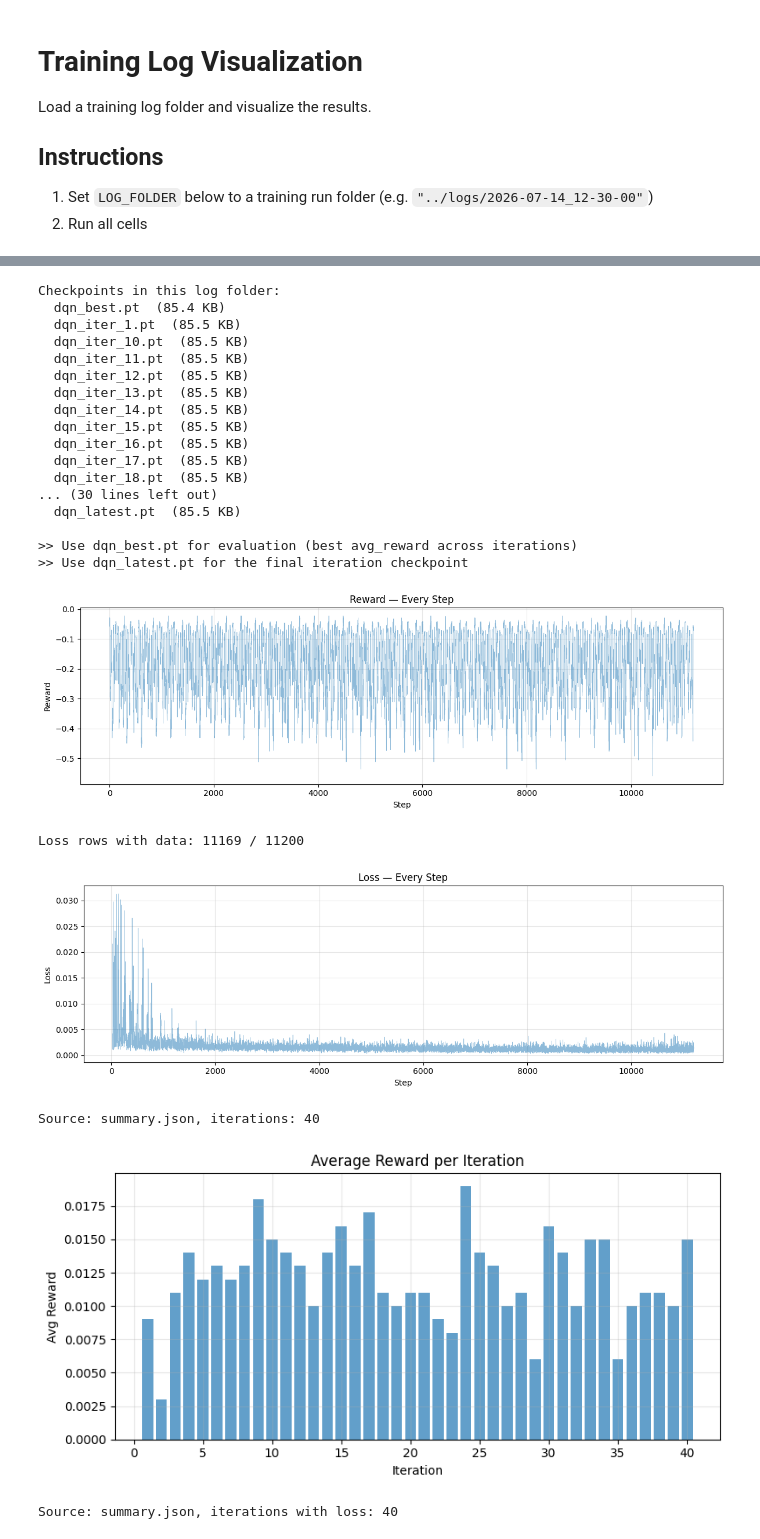
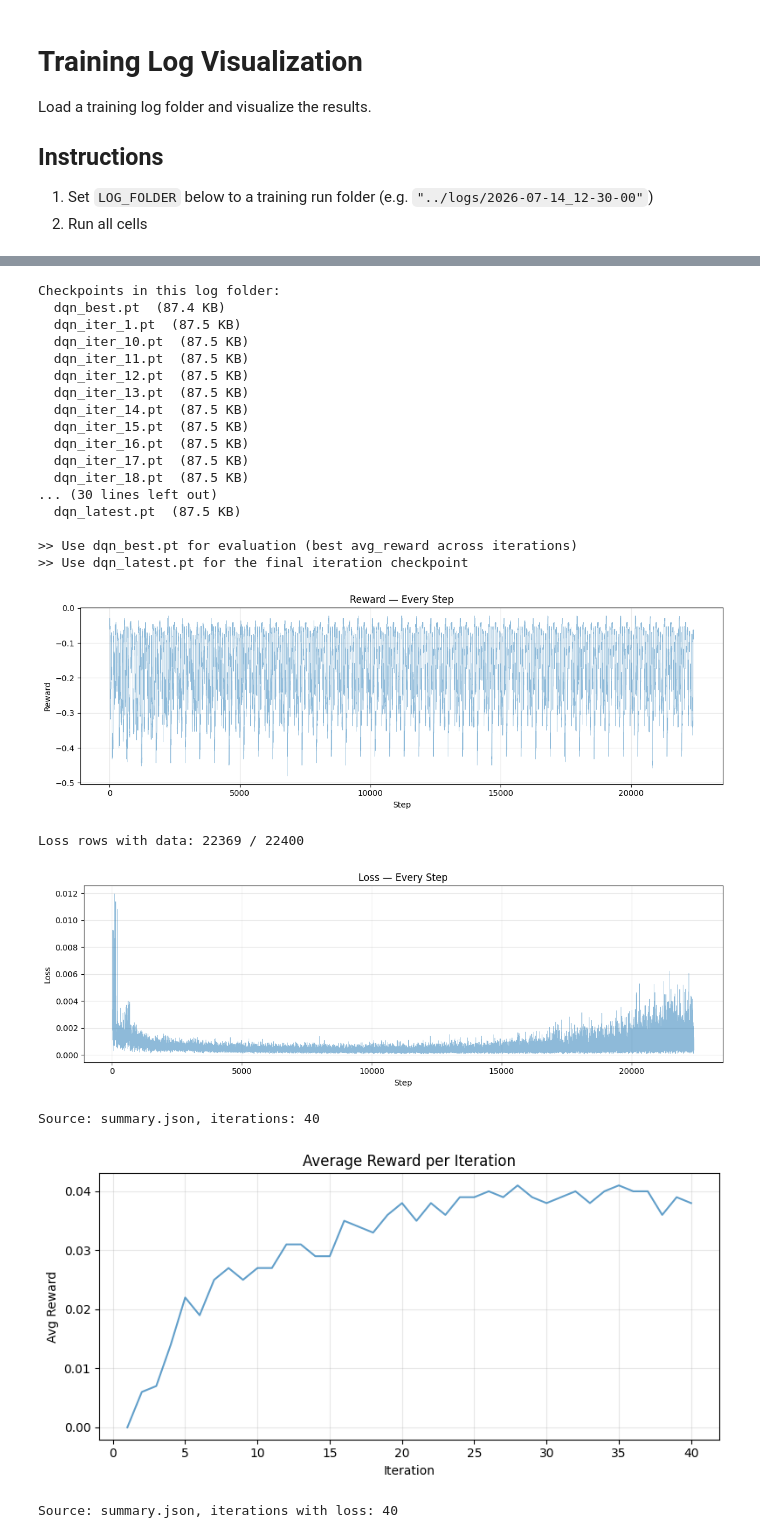
Before and after one commit to econsus/SUMO-dinamic-tuning-AI, a Jupyter notebook: jupyter/visualize_training.ipynb, the cells around one changed output, grey strips where cells are left out. Saved outputs shown, nothing was run; the diff lists cells and outputs as text; code cells hidden in the pictures.

```diff
--- a/jupyter/visualize_training.ipynb
+++ b/jupyter/visualize_training.ipynb
@@ -17,7 +17,7 @@ import matplotlib.pyplot as plt
 
 %matplotlib inline
 # %%
-LOG_FOLDER = "../logs/2026-07-25_20-41-19"  # <-- edit this path
+LOG_FOLDER = "../logs/2026-07-27_22-51-33"  # <-- edit this path
 
 log_dir = Path(LOG_FOLDER)
 if not log_dir.exists():
@@ -174,19 +174,19 @@ else:
     print("No .pt checkpoint files found in this log folder.")
 # %% [output]
 Checkpoints in this log folder:
-  dqn_best.pt  (85.4 KB)
-  dqn_iter_1.pt  (85.5 KB)
-  dqn_iter_10.pt  (85.5 KB)
-  dqn_iter_11.pt  (85.5 KB)
-  dqn_iter_12.pt  (85.5 KB)
-  dqn_iter_13.pt  (85.5 KB)
-  dqn_iter_14.pt  (85.5 KB)
-  dqn_iter_15.pt  (85.5 KB)
-  dqn_iter_16.pt  (85.5 KB)
-  dqn_iter_17.pt  (85.5 KB)
-  dqn_iter_18.pt  (85.5 KB)
+  dqn_best.pt  (87.4 KB)
+  dqn_iter_1.pt  (87.5 KB)
+  dqn_iter_10.pt  (87.5 KB)
+  dqn_iter_11.pt  (87.5 KB)
+  dqn_iter_12.pt  (87.5 KB)
+  dqn_iter_13.pt  (87.5 KB)
+  dqn_iter_14.pt  (87.5 KB)
+  dqn_iter_15.pt  (87.5 KB)
+  dqn_iter_16.pt  (87.5 KB)
+  dqn_iter_17.pt  (87.5 KB)
+  dqn_iter_18.pt  (87.5 KB)
 ... (30 lines left out)
-  dqn_latest.pt  (85.5 KB)
+  dqn_latest.pt  (87.5 KB)
 
 >> Use dqn_best.pt for evaluation (best avg_reward across iterations)
 >> Use dqn_latest.pt for the final iteration checkpoint
@@ -201,13 +201,13 @@ ax.grid(True, alpha=0.3)
 plt.tight_layout()
 plt.show()
 # %% [output]
-[figure, old version]
+[figure, new version]
 # %%
 # Chart 2 data — Loss over all steps
 loss_clean = df["loss"].dropna()
 print(f"Loss rows with data: {len(loss_clean)} / {len(df)}")
 # %% [output]
-Loss rows with data: 11169 / 11200
+Loss rows with data: 22369 / 22400
 # %%
 fig, ax = plt.subplots(figsize=(12, 4))
 if len(loss_clean):
@@ -220,7 +220,7 @@ else:
 plt.tight_layout()
 plt.show()
 # %% [output]
-[figure, old version]
+[figure, new version]
 # %%
 # Chart 3 data — Average reward per iteration
 if df_summary is not None and "avg_reward" in df_summary.columns:
@@ -236,14 +236,14 @@ print(f"Source: {src}, iterations: {len(iter_ids)}")
 Source: summary.json, iterations: 40
 # %%
 fig, ax = plt.subplots(figsize=(8, 4))
-ax.bar(iter_ids, avg_rew, alpha=0.7)
+ax.plot(iter_ids, avg_rew, alpha=0.7)
 ax.set_xlabel("Iteration"); ax.set_ylabel("Avg Reward")
 ax.set_title("Average Reward per Iteration")
 ax.grid(True, alpha=0.3)
 plt.tight_layout()
 plt.show()
 # %% [output]
-[figure, old version]
+[figure, new version]
 # %%
 # Chart 4 data — Average loss per iteration
 if df_summary is not None and "avg_loss" in df_summary.columns:
```
Also changed, not shown: parts of 16 cells of this notebook, 10 other files.
